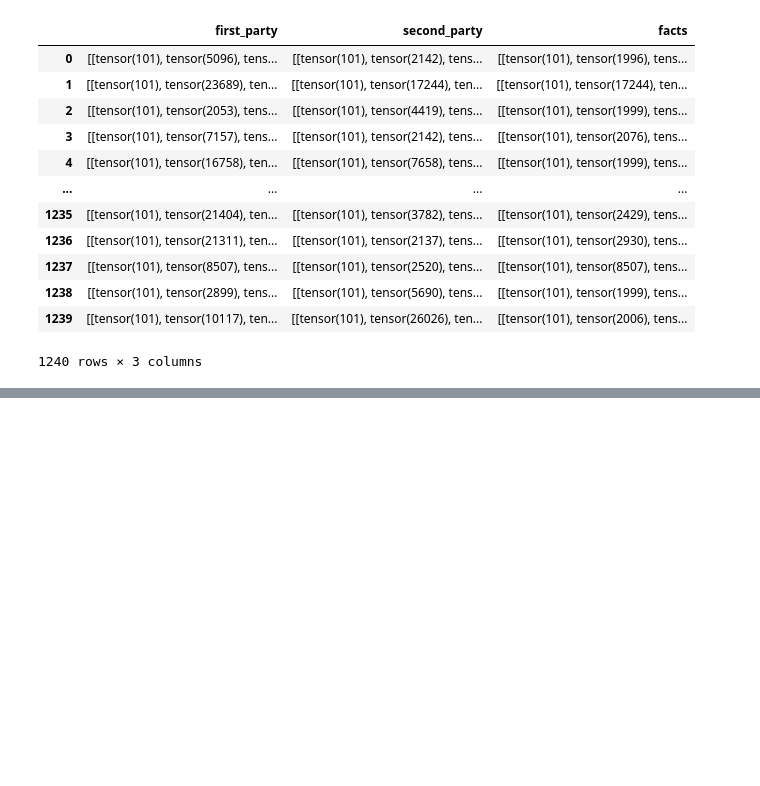
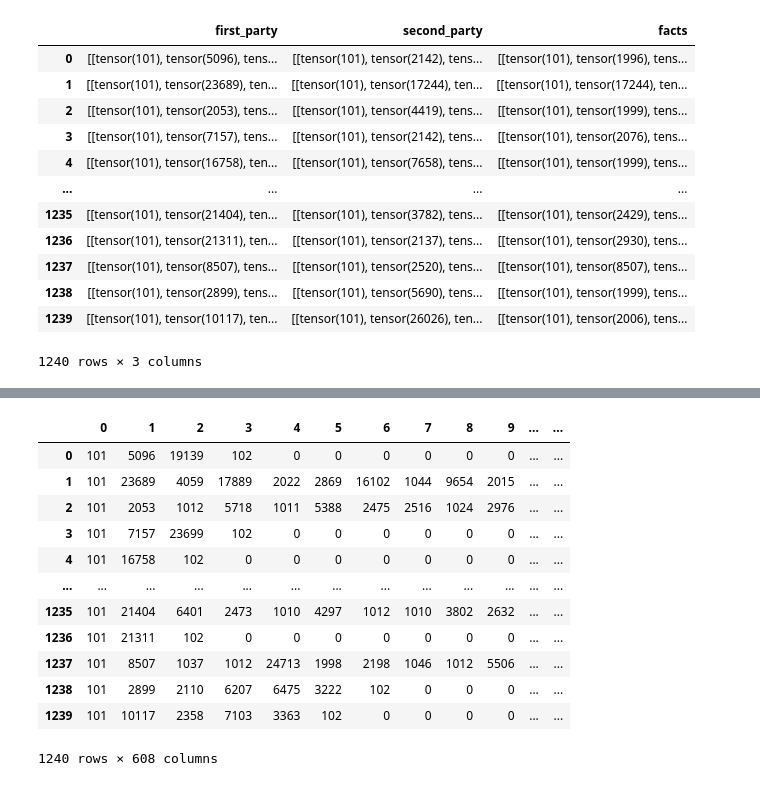
Before and after one commit to umkiyoung/Court-Decision-Prediction, a Jupyter notebook: Court.ipynb, the cells around one changed output, grey strips where cells are left out. Drawn from its saved outputs; the diff is of its cells as text; code cells hidden in the pictures; blank space fills up the shorter version.

```diff
--- a/Court.ipynb
+++ b/Court.ipynb
@@ -355,0 +417,25 @@ while True:
+# %%
+test_x_list = []
+for i in range(len(test_df)):
+    test_x_list.append(torch.cat([test_df['first_party'][i], test_df['second_party'][i], test_df['facts'][i]], dim =1))
+
+for i in range(len(test_x_list)):
+    test_x_list[i] = test_x_list[i][0].tolist()
+
+
+test_tpot_df = pd.DataFrame(test_x_list, columns = [i for i in range(608)])
+test_tpot_df
+# %% [output]
+|  | 0 | 1 | 2 | 3 | 4 | 5 | 6 | 7 | 8 | 9 | ... | ... |
+| 0 | 101 | 5096 | 19139 | 102 | 0 | 0 | 0 | 0 | 0 | 0 | ... | ... |
+| 1 | 101 | 23689 | 4059 | 17889 | 2022 | 2869 | 16102 | 1044 | 9654 | 2015 | ... | ... |
+| 2 | 101 | 2053 | 1012 | 5718 | 1011 | 5388 | 2475 | 2516 | 1024 | 2976 | ... | ... |
+| 3 | 101 | 7157 | 23699 | 102 | 0 | 0 | 0 | 0 | 0 | 0 | ... | ... |
+| 4 | 101 | 16758 | 102 | 0 | 0 | 0 | 0 | 0 | 0 | 0 | ... | ... |
+| ... | ... | ... | ... | ... | ... | ... | ... | ... | ... | ... | ... | ... |
+| 1235 | 101 | 21404 | 6401 | 2473 | 1010 | 4297 | 1012 | 1010 | 3802 | 2632 | ... | ... |
+| 1236 | 101 | 21311 | 102 | 0 | 0 | 0 | 0 | 0 | 0 | 0 | ... | ... |
+| 1237 | 101 | 8507 | 1037 | 1012 | 24713 | 1998 | 2198 | 1046 | 1012 | 5506 | ... | ... |
+| 1238 | 101 | 2899 | 2110 | 6207 | 6475 | 3222 | 102 | 0 | 0 | 0 | ... | ... |
+| 1239 | 101 | 10117 | 2358 | 7103 | 3363 | 102 | 0 | 0 | 0 | 0 | ... | ... |
+1240 rows × 608 columns
```
Also changed, not shown: parts of 14 cells of this notebook, 5 other files.
